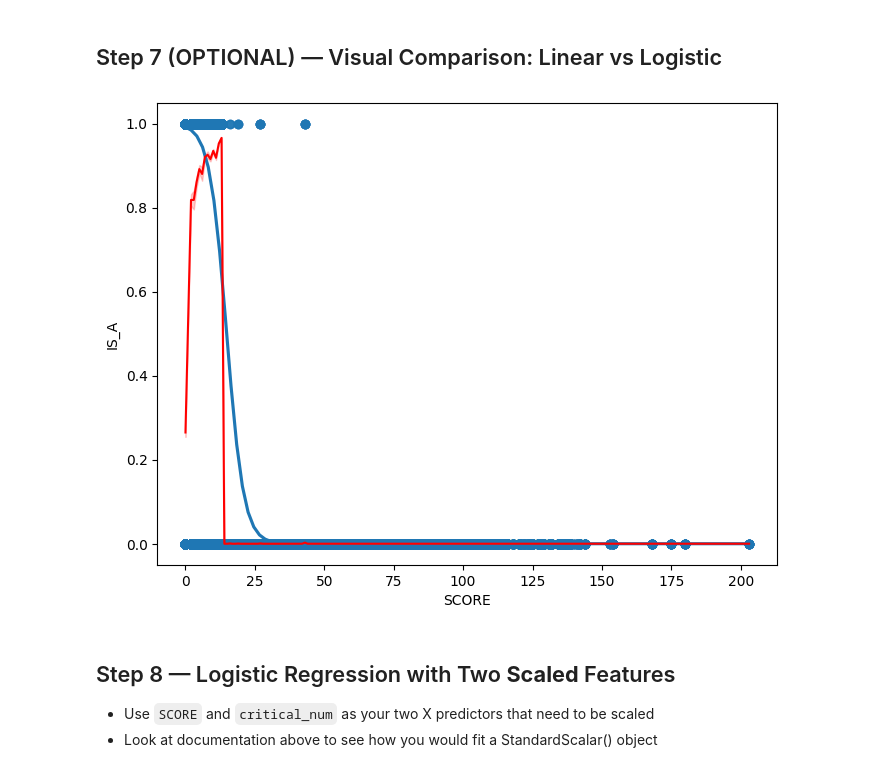
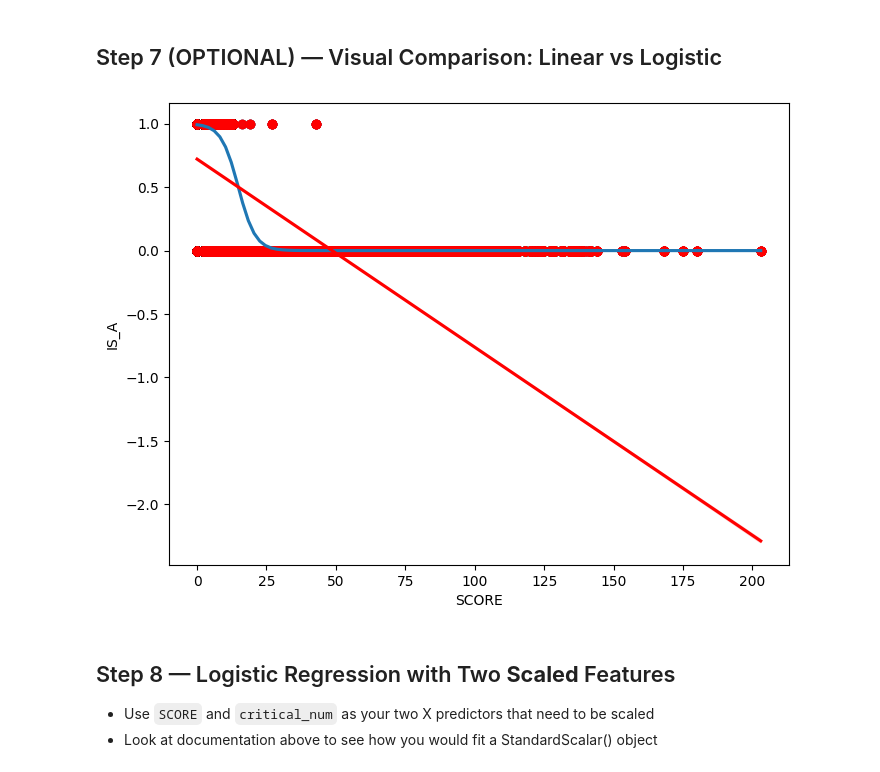
Before and after one commit to vrpperez7/DA2025_Lectures, a Jupyter notebook: Mod6/CodeAssignments/Mod6L12_CodeAssignment_STUDENT.ipynb, the cells around one changed output. Drawn from its saved outputs; the diff is of its cells as text; code cells hidden in the pictures.

```diff
--- a/Mod6/CodeAssignments/Mod6L12_CodeAssignment_STUDENT.ipynb
+++ b/Mod6/CodeAssignments/Mod6L12_CodeAssignment_STUDENT.ipynb
@@ -223,20 +223,20 @@ There are 0 values in our prediction that are greater than 1 or less than 0.
 # %%
 fig, axs = plt.subplots(figsize=(8,6))
 
 #SIGMOID CURVE
 #define the predictor variable and the response variable
 x = testdf['SCORE']
 y = testdf['IS_A']
 
 #plot logistic regression curve
 sns.regplot(x=x, y=y, data=testdf, logistic=True, ci=None,ax=axs)
 
 #plotting lineplot with the same data
-sns.lineplot(x=x, y=y, data=testdf, ax=axs,color='red')
+sns.regplot(x=x, y=y, data=testdf, ax=axs,color='red')
 
 plt.show()
 # %% [output]
-[figure, old version]
+[figure, new version]
 # %% [markdown]
 ## Step 8 — Logistic Regression with Two **Scaled** Features
 
```
